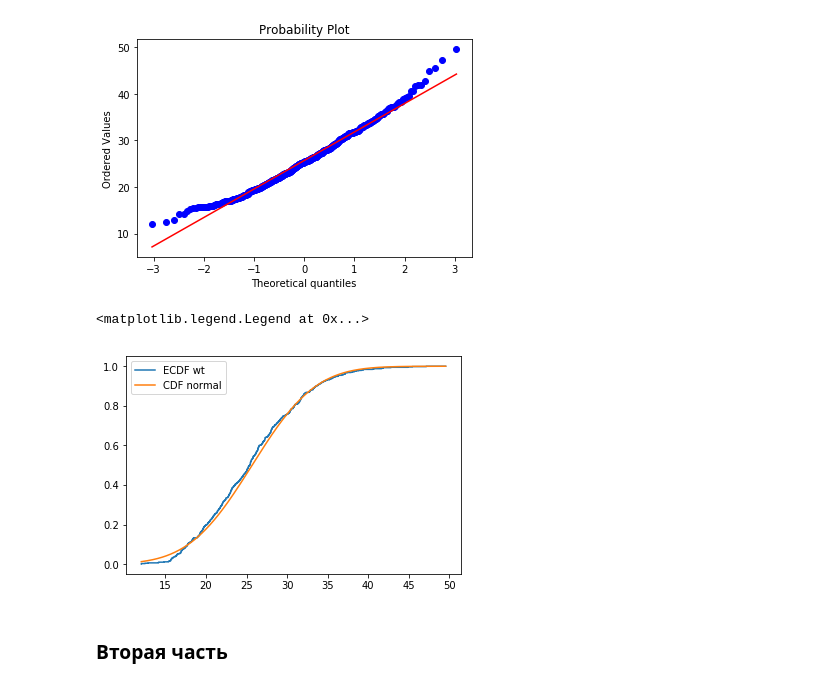
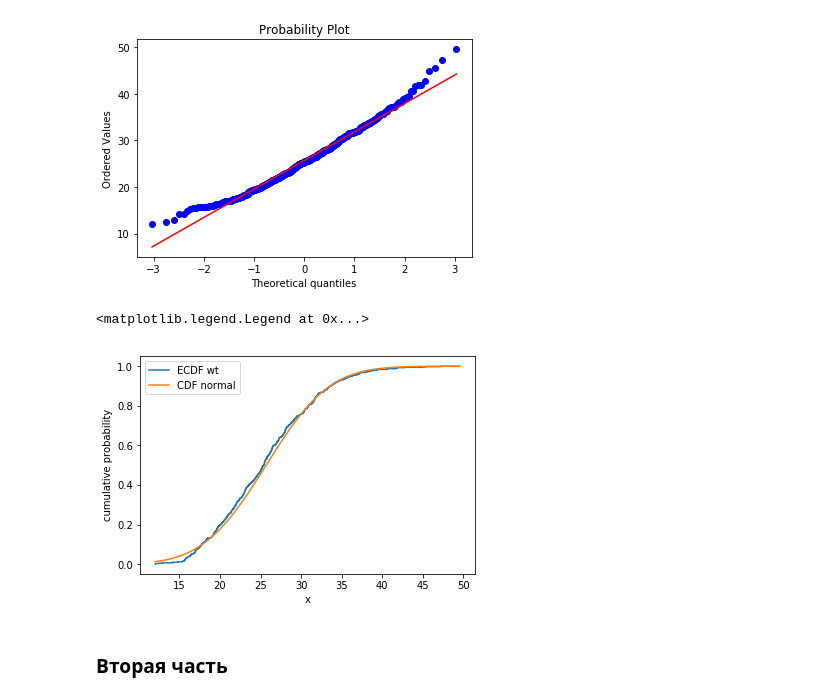
Before and after one commit to pastashkin/netology_python, a Jupyter notebook: homeworks/hw10(2).ipynb, the cells around one changed output. Drawn from its saved outputs; the diff is of its cells as text; code cells hidden in the pictures.

```diff
--- a/homeworks/hw10(2).ipynb
+++ b/homeworks/hw10(2).ipynb
@@ -186,14 +186,16 @@ qq_wt = stats.probplot(wt, plot=plt)
 # %%
 #Рисуем функции распределения наших данных
 from statsmodels.distributions.empirical_distribution import ECDF
 ecdf = ECDF(wt)
 plt.step(ecdf.x, ecdf.y, label='ECDF wt')
 cdf = norm_rv.cdf(x)
 plt.plot(x, cdf, label='CDF normal')
+plt.xlabel('x')
+plt.ylabel('cumulative probability')
 plt.legend()
 # %% [output]
 <matplotlib.legend.Legend at 0x...>
-[figure, old version]
+[figure, new version]
 # %% [markdown]
 ### Вторая часть
 # %% [markdown]
```
Also changed, not shown: parts of 8 cells of this notebook.
